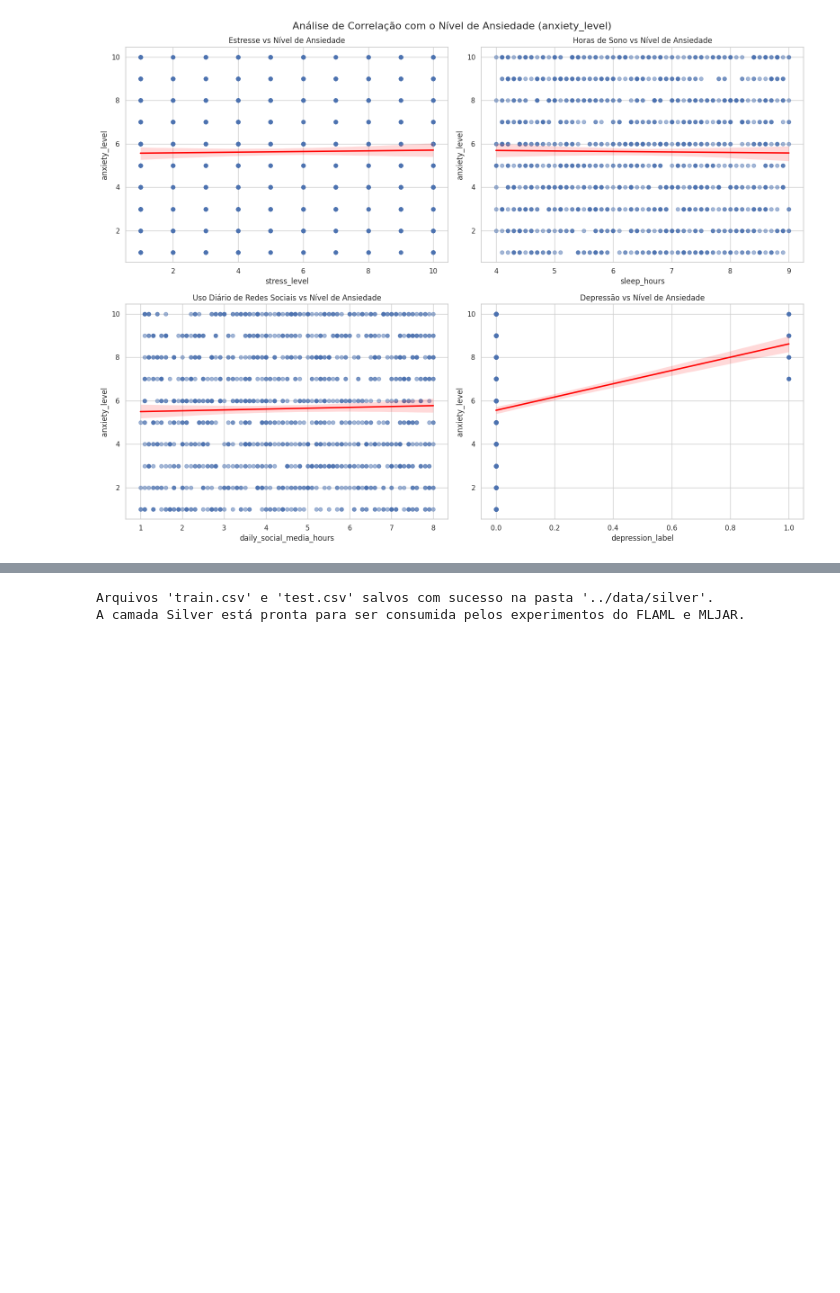
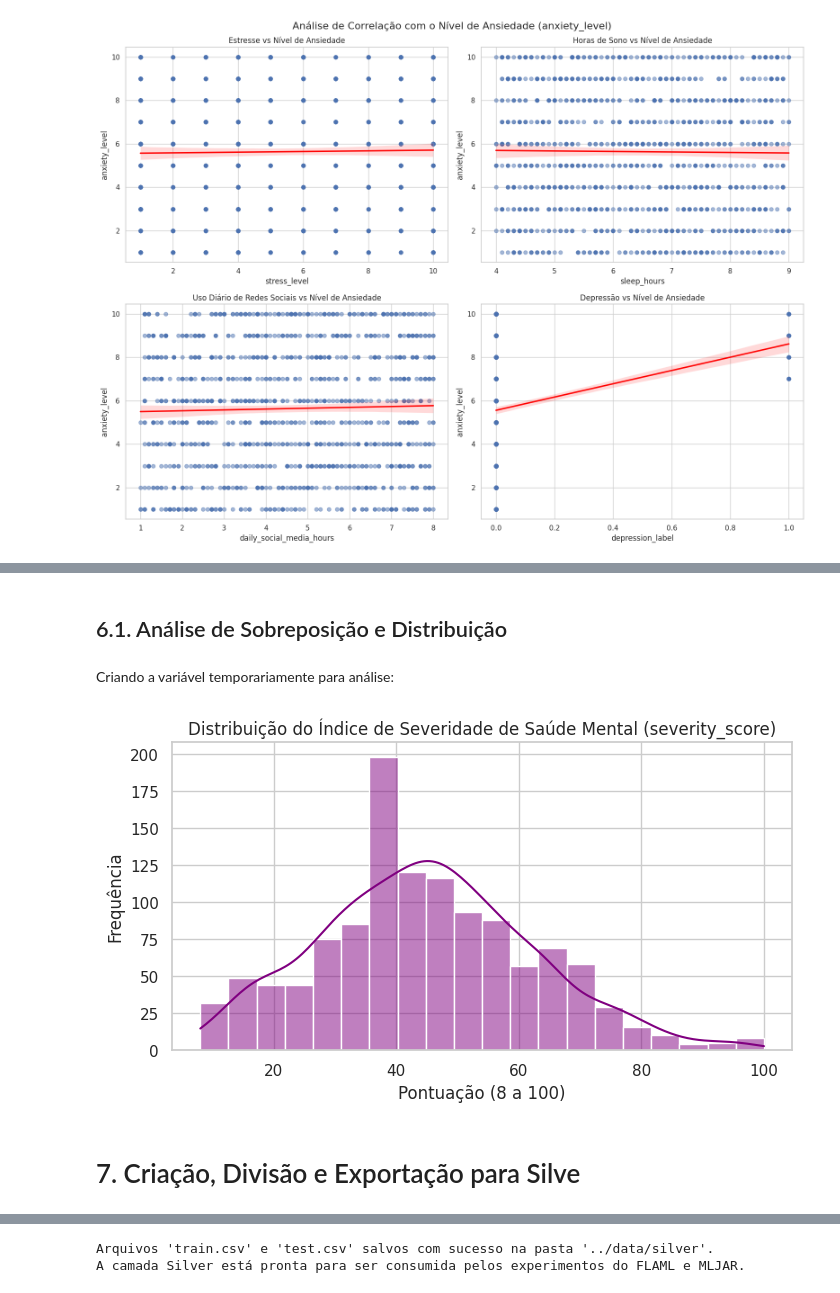
Before and after one commit to PedroYutaroUEA/depression-prediction_autoML, a Jupyter notebook: src/notebooks/01_data-processing.ipynb, the cells around one changed output, grey strips where cells are left out. Drawn from its saved outputs; the diff is of its cells as text; code cells hidden in the pictures; blank space fills up the shorter version.

```diff
--- a/src/notebooks/01_data-processing.ipynb
+++ b/src/notebooks/01_data-processing.ipynb
@@ -277,0 +259,24 @@ Salvando os arquivos na camada Silver:
+# %% [markdown]
+## 6.1. Análise de Sobreposição e Distribuição
+# %% [markdown]
+Criando a variável temporariamente para análise:
+# %%
+df_severity = df_silver.copy()
+# %%
+df_severity['severity_score'] = (
+    (df_severity['stress_level'] * 4) +
+    (df_severity['anxiety_level'] * 4) +
+    (df_severity['depression_label'] * 20)
+)
+# %%
+# Plotando a distribuição da nova variável para garantir que não há anomalias
+plt.figure(figsize=(8, 4))
+sns.histplot(df_severity['severity_score'], bins=20, kde=True, color='purple')
+plt.title('Distribuição do Índice de Severidade de Saúde Mental (severity_score)')
+plt.xlabel('Pontuação (8 a 100)')
+plt.ylabel('Frequência')
+plt.show()
+# %% [output]
+[figure, added]
+# %% [markdown]
+# 7. Criação, Divisão e Exportação para Silve
```
Also changed, not shown: parts of 17 cells of this notebook, 12 other files.
